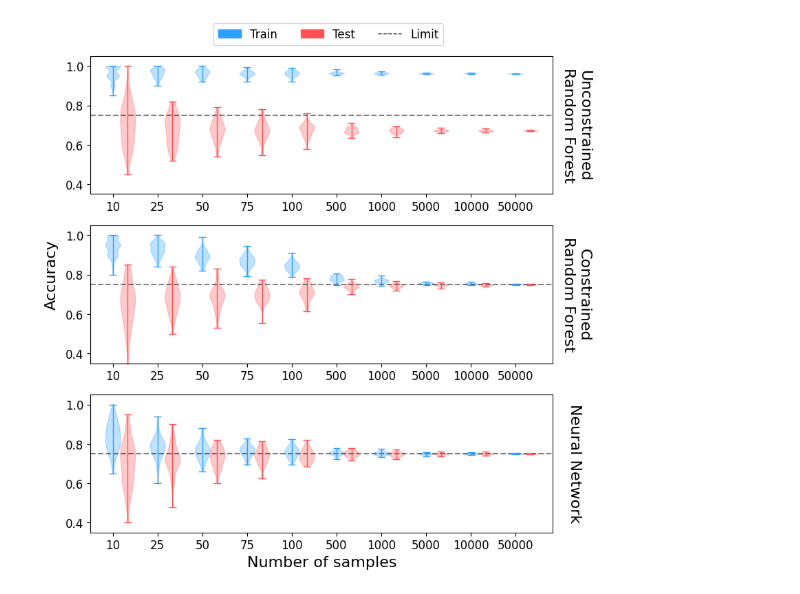
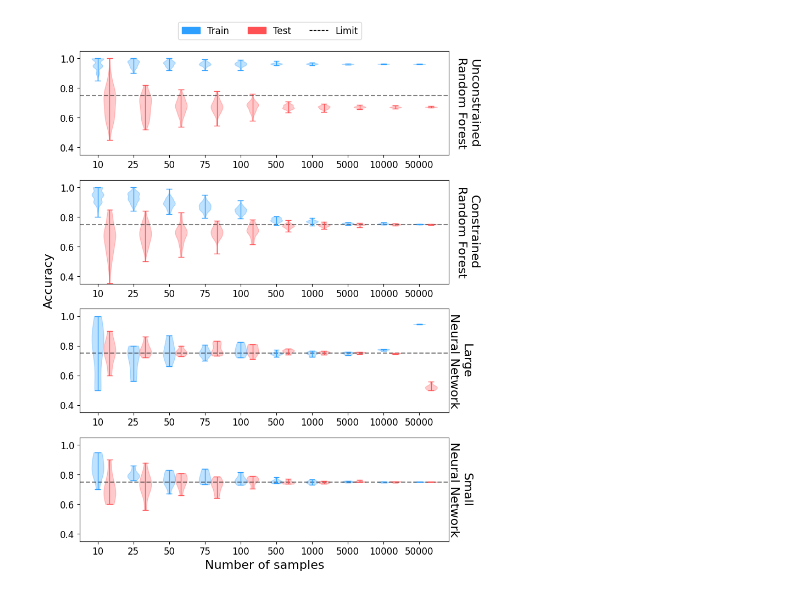
Before and after one commit to Nogarx/the-art-of-misclassification, a Jupyter notebook: figure_why_example.ipynb, the cells around one changed output. Drawn from its saved outputs; the diff is of its cells as text; code cells hidden in the pictures.

```diff
--- a/figure_why_example.ipynb
+++ b/figure_why_example.ipynb
@@ -84,7 +131,7 @@ for s in tqdm(sample_points):
 			x_data, y_data = dataset_generator.generate_one_dim_dataset_from_functions(raws, domain, s, resolution=10000, force_balance=True)
 			x_data = x_data.reshape(-1,1)
 
-			clf = MLPClassifier(hidden_layer_sizes=[128,64,32], batch_size=32)
+			clf = MLPClassifier(hidden_layer_sizes=[128,64,32], alpha=0, batch_size=32)
 			clf = make_pipeline(StandardScaler(), clf)
 			clf.fit(x_data, y_data)
 
@@ -101,5 +148,5 @@ for s in tqdm(sample_points):
 
 data_path = './data/tree_example'
 os.makedirs(data_path, exist_ok=True)
-np.save(os.path.join(data_path, 'mlp_train_scores.npy'), train_scores)
-np.save(os.path.join(data_path, 'mlp_test_scores.npy'), test_scores)
+np.save(os.path.join(data_path, 'mlp_train_scores_v2.npy'), train_scores)
+np.save(os.path.join(data_path, 'mlp_test_scores_v2.npy'), test_scores)
@@ -108,12 +185,10 @@ limit = 3/4
 data_path = './data/tree_example'
 sample_points = np.array([10,25,50,75,100, 500, 1000, 5000, 10000, 50000])
 
-fig, ax = plt.subplots(3,1,figsize=(8,8))
-
+fig, ax = plt.subplots(4,1,figsize=(8,10))
 pos = 3*np.arange(len(sample_points))
-ax[0].plot([-1.5, 3*len(sample_points)+1.5], [limit, limit], 'k--', alpha=0.5)
-ax[1].plot([-1.5, 3*len(sample_points)+1.5], [limit, limit], 'k--', alpha=0.5)
-ax[2].plot([-1.5, 3*len(sample_points)+1.5], [limit, limit], 'k--', alpha=0.5)
+for i in range(4):
+	ax[i].plot([-1.5, 3*len(sample_points)+1.5], [limit, limit], 'k--', alpha=0.5)
 
 train_scores = np.load(os.path.join(data_path, 'rfc_train_scores.npy'))
 test_scores = np.load(os.path.join(data_path, 'rfc_test_scores.npy'))
@@ -159,9 +234,9 @@ for partname in ('cbars','cmins','cmaxes'):
     vp.set_edgecolor(model_colors[1])
     vp.set_linewidth(1)
 
-train_scores = np.load(os.path.join(data_path, 'mlp_train_scores.npy'))
-test_scores = np.load(os.path.join(data_path, 'mlp_test_scores.npy'))
-parts = ax[2].violinplot(list(train_scores), positions=pos, widths=1)
+train_scores = np.load(os.path.join(data_path, 'mlp_train_scores_v2.npy'))
+test_scores = np.load(os.path.join(data_path, 'mlp_test_scores_v2.npy'))
+parts = ax[3].violinplot(list(train_scores), positions=pos, widths=1)
 for pc in parts['bodies']:
     pc.set_facecolor(model_colors[0])
     pc.set_edgecolor(model_colors[0])
@@ -171,40 +246,70 @@ for partname in ('cbars','cmins','cmaxes'):
     vp.set_edgecolor(model_colors[0])
     vp.set_linewidth(1)
 
-parts = ax[2].violinplot(list(test_scores), positions=pos+1, widths=1)
+parts = ax[3].violinplot(list(test_scores), positions=pos+1, widths=1)
+for pc in parts['bodies']:
+    pc.set_facecolor(model_colors[1])
+    pc.set_edgecolor(model_colors[1])
+    pc.set_alpha(0.3)
+for partname in ('cbars','cmins','cmaxes'):
+    vp = parts[partname]
+    vp.set_edgecolor(model_colors[1])
+    vp.set_linewidth(1)
+
+
+train_scores_raw = np.load(os.path.join(data_path, 'mlp_large_train_scores.npy'))
+test_scores_raw = np.load(os.path.join(data_path, 'mlp_large_test_scores.npy'))
+train_scores, test_scores= [], []
+for s in range(len(sample_points)):
+	idx = np.argmax(test_scores_raw[s,:,:], axis=-1)
+	train_scores.append([train_scores_raw[s,j,k] for j, k in enumerate(idx)])
+	test_scores.append([test_scores_raw[s,j,k] for j, k in enumerate(idx)])
+parts = ax[2].violinplot(train_scores, positions=pos, widths=1)
+for pc in parts['bodies']:
+    pc.set_facecolor(model_colors[0])
+    pc.set_edgecolor(model_colors[0])
+    pc.set_alpha(0.3)
+for partname in ('cbars','cmins','cmaxes'):
+    vp = parts[partname]
+    vp.set_edgecolor(model_colors[0])
+    vp.set_linewidth(1)
+
+parts = ax[2].violinplot(test_scores, positions=pos+1, widths=1)
 for pc in parts['bodies']:
     pc.set_facecolor(model_colors[1])
     pc.set_edgecolor(model_colors[1])
     pc.set_alpha(0.3)
 for partname in ('cbars','cmins','cmaxes'):
     vp = parts[partname]
     vp.set_edgecolor(model_colors[1])
     vp.set_linewidth(1)
 
 legend_elements = [Patch(facecolor=model_colors[0], edgecolor=model_colors[0], label='Train'),
                    Patch(facecolor=model_colors[1], edgecolor=model_colors[1], label='Test'),
                    Line2D([0], [0], color='k', lw=1, linestyle='--', label='Limit')]
 fig.legend(handles=legend_elements, ncols=3, bbox_to_anchor=(0.5, 1.025), loc='upper center')
 
 fig.suptitle('')
 
-for i in range(3):
+for i in range(4):
 	ax[i].set_xlim(-1.5, 3*len(sample_points)-0.5)
 	ax[i].set_ylim(0.35, 1.05)
 	ax[i].set_xticks(pos, sample_points)
 	#ax[i].legend(handles=legend_elements, ncols=1, loc='lower right')
-ax[2].set_xlabel('Number of samples')
+ax[3].set_xlabel('Number of samples')
 
 label = fig.text(-0.015,0.5,'Accuracy', rotation=90, fontsize=MEDIUM_SIZE)
 ax[0].set_ylabel('Unconstrained\nRandom Forest', rotation=270, labelpad=40)
 ax[0].yaxis.set_label_position("right")
 ax[1].set_ylabel('Constrained\nRandom Forest', rotation=270, labelpad=40)
 ax[1].yaxis.set_label_position("right")
-ax[2].set_ylabel('Neural Network', rotation=270, labelpad=30)
+ax[3].set_ylabel('Small\nNeural Network', rotation=270, labelpad=30)
+ax[3].yaxis.set_label_position("right")
+ax[2].set_ylabel('Large\nNeural Network', rotation=270, labelpad=30)
 ax[2].yaxis.set_label_position("right")
 
 plt.tight_layout()
 plt.savefig('./images/why_example.png', dpi=300, bbox_inches='tight')
 plt.show()
 # %% [output]
-[figure, old version]
+[figure, new version]
```
Also changed, not shown: parts of 5 cells of this notebook, 20 other files.
